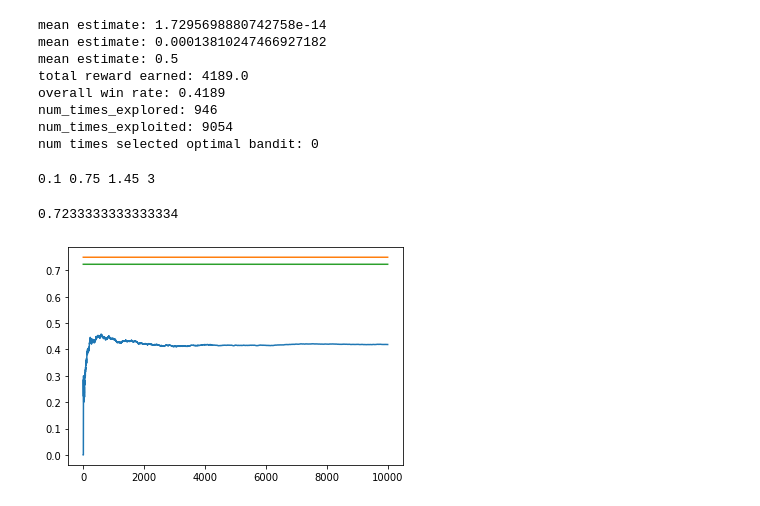
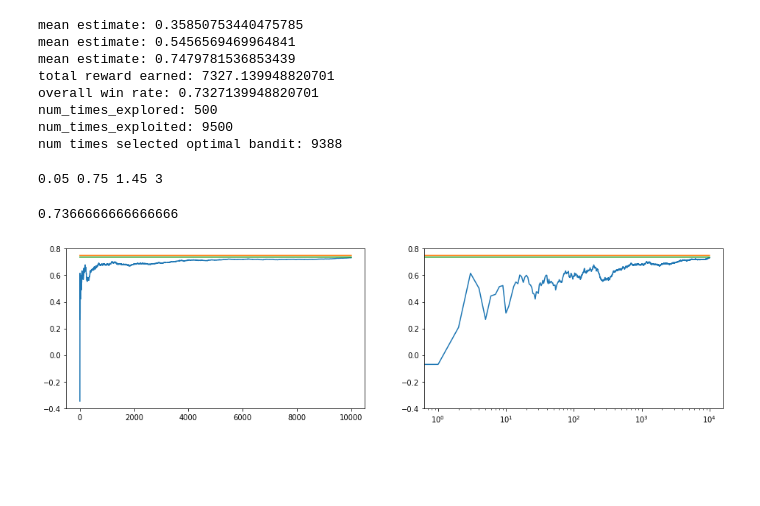
Before and after one commit to maggieliuzzi/reinforcement_learning, a Jupyter notebook: explore_exploit_dilemma/EpsilonGreedy.ipynb, the cells around one changed output. Drawn from its saved outputs; the diff is of its cells as text; code cells hidden in the pictures; blank space fills up the shorter version.

```diff
--- a/explore_exploit_dilemma/EpsilonGreedy.ipynb
+++ b/explore_exploit_dilemma/EpsilonGreedy.ipynb
@@ -7,20 +7,21 @@ import matplotlib.pyplot as plt
 import numpy as np
 # %%
 NUM_TRIALS = 10000
-EPS = 0.1
+EPS = 0.05  # 0.05, 0.1, 0.01  # higher epsilon converges faster but worst long-run cumulative reward
 BANDIT_PROBABILITIES = [0.2, 0.5, 0.75]
 # %%
 class Bandit:
-  def __init__(self, p):
+  def __init__(self, m):
     # p: the win rate
-    self.p = p
-    self.p_estimate = 0.5
+    self.m = m
+    self.m_estimate = 0  # why not 0.5? 0.5 gave better results
     self.N = 0  # number of samples
 
   def pull(self):
     # draw a 1 with probability p
-    return np.random.random() < self.p
+    return np.random.randn() + self.m  # Gaussian distribution (mean: m, var: 1)  # uniform distribution: np.random.random() < self.p (Bernoulli)  # True ~ 1
 
   def update(self, x):
+    # x can be 0 or 1
     self.N += 1
-    self.p_estimate = (x + self.p_estimate) / self.N
+    self.m_estimate = ((self.N-1)*self.m_estimate + x) / self.N  # Don't forget *(self.N - 1)  # calculating sample mean
@@ -29,9 +28,13 @@ bandits = [Bandit(p) for p in BANDIT_PROBABILITIES]
 # %%
+bandits = [Bandit(p) for p in BANDIT_PROBABILITIES]
+
 rewards = np.zeros(NUM_TRIALS)
 num_times_explored = 0
 num_times_exploited = 0
 num_optimal = 0
-optimal_j = np.argmax([b.p for b in bandits])
+optimal_j = np.argmax([b.m for b in bandits])
 print("optimal j:", optimal_j)
+
+[b.m_estimate for b in bandits]
 # %% [output]
 optimal j: 2
@@ -43,15 +43,15 @@ optimal j: 2
 for i in range(NUM_TRIALS):
 
   # use epsilon-greedy to select the next bandit
-  if np.random.random() < EPS:
+  # EPS -= EPS / (i+1)  # decaying epsilon # TODO: try others
+  if np.random.random() < EPS:  # uniform random number
     num_times_explored += 1
-    print("Exploring: ", np.random.randint(0,3))
-    j = bandits[np.random.randint(0,3)].pull()
+    print("Exploring with epsilon {}: {}".format(EPS, np.random.randint(len(bandits))))
+    j = np.random.randint(len(bandits))
   else:
     num_times_exploited += 1
-    bandit_id = np.argmax([b.p_estimate for b in bandits])  # TOTHINK: argmax returns first occurrence if multiple
-    print("Bandits: E(p): ", [b.p_estimate for b in bandits], ", chosen: ", bandit_id)
-    j = bandits[bandit_id].pull()
+    print("Bandits: E(p): ", [b.m_estimate for b in bandits], ", chosen: ", np.argmax([b.m_estimate for b in bandits]))  # TOTHINK: argmax returns first occurrence if multiple
+    j = np.argmax([b.m_estimate for b in bandits])
 
   if j == optimal_j:
     num_optimal += 1
@@ -62,7 +62,7 @@ for i in range(NUM_TRIALS):
   # update rewards log
   rewards[i] = x
 
-  # update the distribution for the bandit whose arm we just pulled
+  # update the distribution for the bandit whose arm we just pulled  # estimate for mean reward
   bandits[j].update(x)
 # %% [output]
 Streaming output truncated to the last 5000 lines.
@@ -85,36 +85,44 @@ Bandits: E(p):  [1.7295698880742758e-14, 1.9080197121382838e-08, 0.5] , chosen:
 # %%
 ## Stats
 for b in bandits:
-  print("mean estimate:", b.p_estimate)  # mean estimates for each bandit
+  print("mean estimate:", b.m_estimate)  # mean estimates for each bandit
 print("total reward earned:", rewards.sum())
 print("overall win rate:", rewards.sum() / NUM_TRIALS)
 print("num_times_explored:", num_times_explored)
 print("num_times_exploited:", num_times_exploited)
 print("num times selected optimal bandit:", num_optimal)
 # %% [output]
-mean estimate: 1.7295698880742758e-14
-mean estimate: 0.00013810247466927182
-mean estimate: 0.5
-total reward earned: 4189.0
-overall win rate: 0.4189
-num_times_explored: 946
-num_times_exploited: 9054
-num times selected optimal bandit: 0
+mean estimate: 0.35850753440475785
+mean estimate: 0.5456569469964841
+mean estimate: 0.7479781536853439
+total reward earned: 7327.139948820701
+overall win rate: 0.7327139948820701
+num_times_explored: 500
+num_times_exploited: 9500
+num times selected optimal bandit: 9388
 # %%
-# expected return with epsilon
+# expected return with epsilon  # only valid for constant epsilon?
 print(EPS, np.max(BANDIT_PROBABILITIES), np.array(BANDIT_PROBABILITIES).sum(), len(BANDIT_PROBABILITIES))
 e_return = (1 - EPS) * np.max(BANDIT_PROBABILITIES) + EPS * (np.array(BANDIT_PROBABILITIES).sum() / len(BANDIT_PROBABILITIES))
 e_return
 # %% [output]
-0.1 0.75 1.45 3
+0.05 0.75 1.45 3
-0.7233333333333334
+0.7366666666666666
 # %%
 ## Plots
 cumulative_rewards = np.cumsum(rewards)
-win_rates = cumulative_rewards / (np.arange(NUM_TRIALS) + 1)
+win_rates = cumulative_rewards / (np.arange(NUM_TRIALS) + 1)  # element-wise division  # cumulative win-rate per iteration
+
+plt.figure(figsize=(16, 4))
+plt.subplot(1,2,1)
 plt.plot(win_rates)  # blue
 plt.plot(np.ones(NUM_TRIALS) * np.max(BANDIT_PROBABILITIES))  # orange
-plt.plot(np.ones(NUM_TRIALS) * e_return)  # green
+plt.plot(np.ones(NUM_TRIALS) * e_return)  # green  # only for constant/non-decaying epsilon
+plt.subplot(1,2,2)
+plt.plot(win_rates)  # blue
+plt.plot(np.ones(NUM_TRIALS) * np.max(BANDIT_PROBABILITIES))  # orange
+plt.plot(np.ones(NUM_TRIALS) * e_return)  # green  # only for constant/non-decaying epsilon
+plt.xscale('log')  # since it converges fast
 plt.show()
 # %% [output]
-[figure, old version]
+[figure, new version]
```
Also changed, not shown: parts of 4 cells of this notebook.
